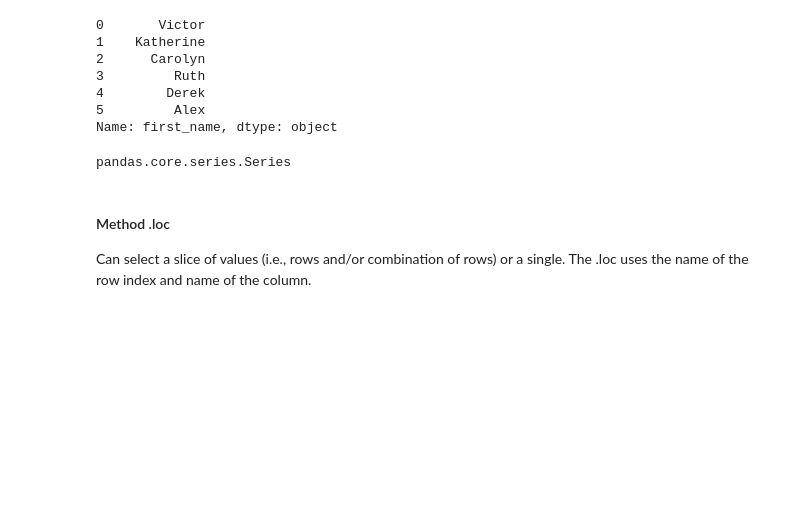
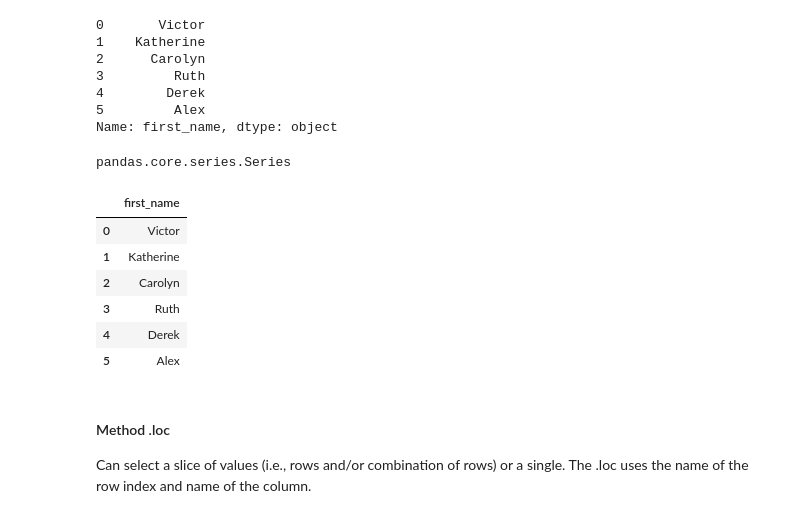
Before and after one commit to fgonzaleumbc/DATA601, a Jupyter notebook: Lecture05/14_Pandas_Dataframes.ipynb, the cells around one changed output. Cells and saved outputs as stored; diff of their text form; code cells hidden in the pictures; blank space fills up the shorter version.

```diff
--- a/Lecture05/14_Pandas_Dataframes.ipynb
+++ b/Lecture05/14_Pandas_Dataframes.ipynb
@@ -553,6 +555,17 @@ Name: first_name, dtype: object
 type(df_names.first_name)
 # %% [output]
 pandas.core.series.Series
+# %%
+# Selecting data from a single column.
+df_names[['first_name']] # This selection method (using the double bracket) exports the column data as a dataframe.
+# %% [output]
+|  | first_name |
+| 0 | Victor |
+| 1 | Katherine |
+| 2 | Carolyn |
+| 3 | Ruth |
+| 4 | Derek |
+| 5 | Alex |
 # %% [markdown]
 #### Method .loc
 Can select a slice of values (i.e., rows and/or combination of rows) or a single. The .loc uses the name of the row index and name of the column.
```
Also changed, not shown: parts of 11 cells of this notebook.
